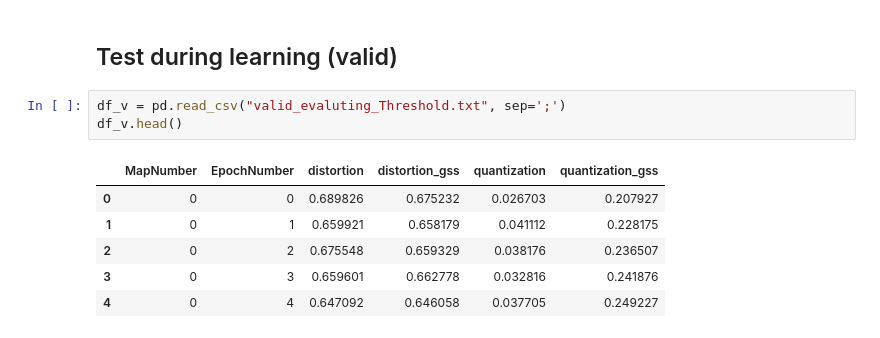
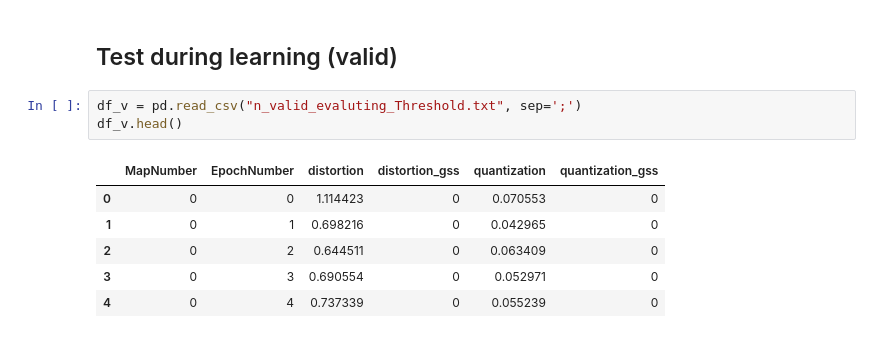
Before and after one commit to bgirau/FaultyKohonen, a Jupyter notebook: visual_threshold.ipynb, the cells around one changed output. Cells and saved outputs as stored; diff of their text form.

```diff
--- a/visual_threshold.ipynb
+++ b/visual_threshold.ipynb
@@ -70,15 +44,15 @@ for i in df_l.MapNumber.unique():
 # %% [markdown]
 ## Test during learning (valid)
 # %%
-df_v = pd.read_csv("valid_evaluting_Threshold.txt", sep=';')
+df_v = pd.read_csv("n_valid_evaluting_Threshold.txt", sep=';')
 df_v.head()
 # %% [output]
 |  | MapNumber | EpochNumber | distortion | distortion_gss | quantization | quantization_gss |
-| 0 | 0 | 0 | 0.689826 | 0.675232 | 0.026703 | 0.207927 |
-| 1 | 0 | 1 | 0.659921 | 0.658179 | 0.041112 | 0.228175 |
-| 2 | 0 | 2 | 0.675548 | 0.659329 | 0.038176 | 0.236507 |
-| 3 | 0 | 3 | 0.659601 | 0.662778 | 0.032816 | 0.241876 |
-| 4 | 0 | 4 | 0.647092 | 0.646058 | 0.037705 | 0.249227 |
+| 0 | 0 | 0 | 1.114423 | 0 | 0.070553 | 0 |
+| 1 | 0 | 1 | 0.698216 | 0 | 0.042965 | 0 |
+| 2 | 0 | 2 | 0.644511 | 0 | 0.063409 | 0 |
+| 3 | 0 | 3 | 0.690554 | 0 | 0.052971 | 0 |
+| 4 | 0 | 4 | 0.737339 | 0 | 0.055239 | 0 |
 # %%
 width = 20
 height = 10
```
Also changed, not shown: parts of 13 cells of this notebook, 11 other files.
